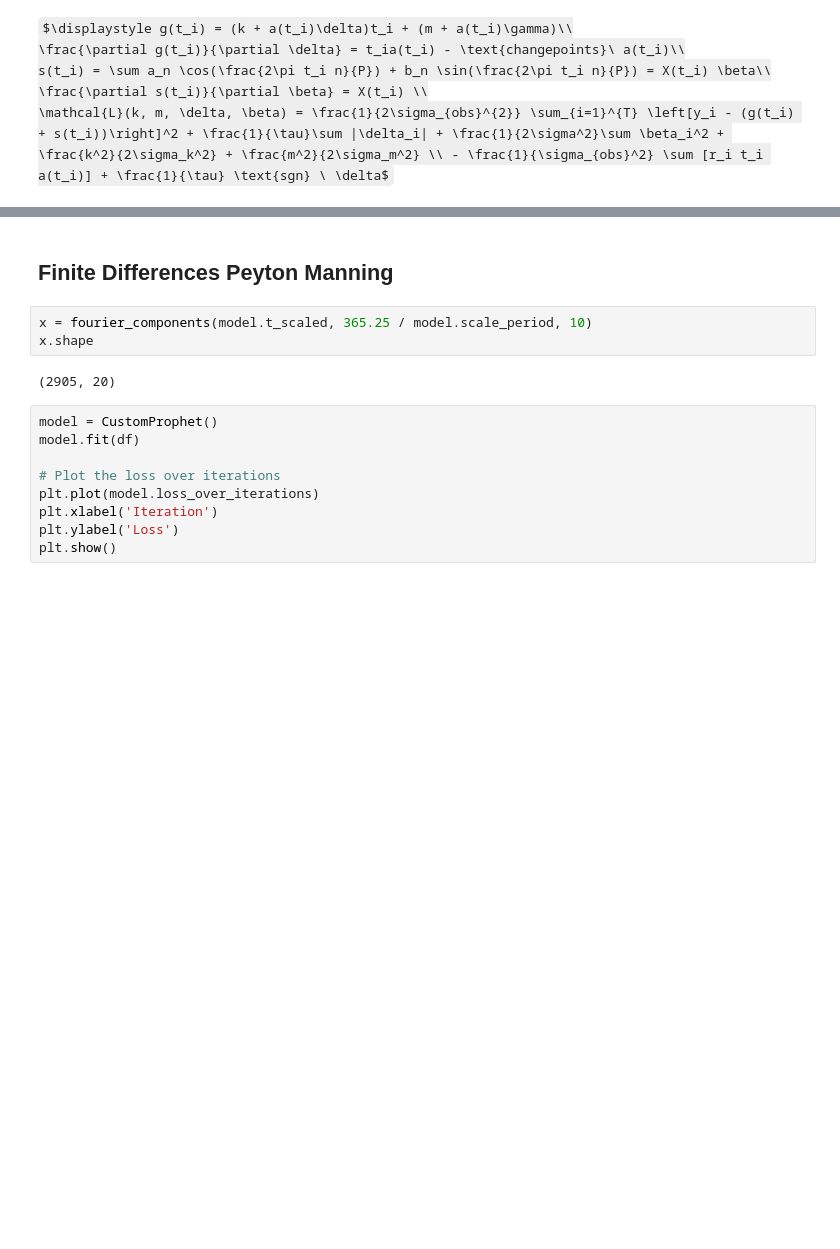
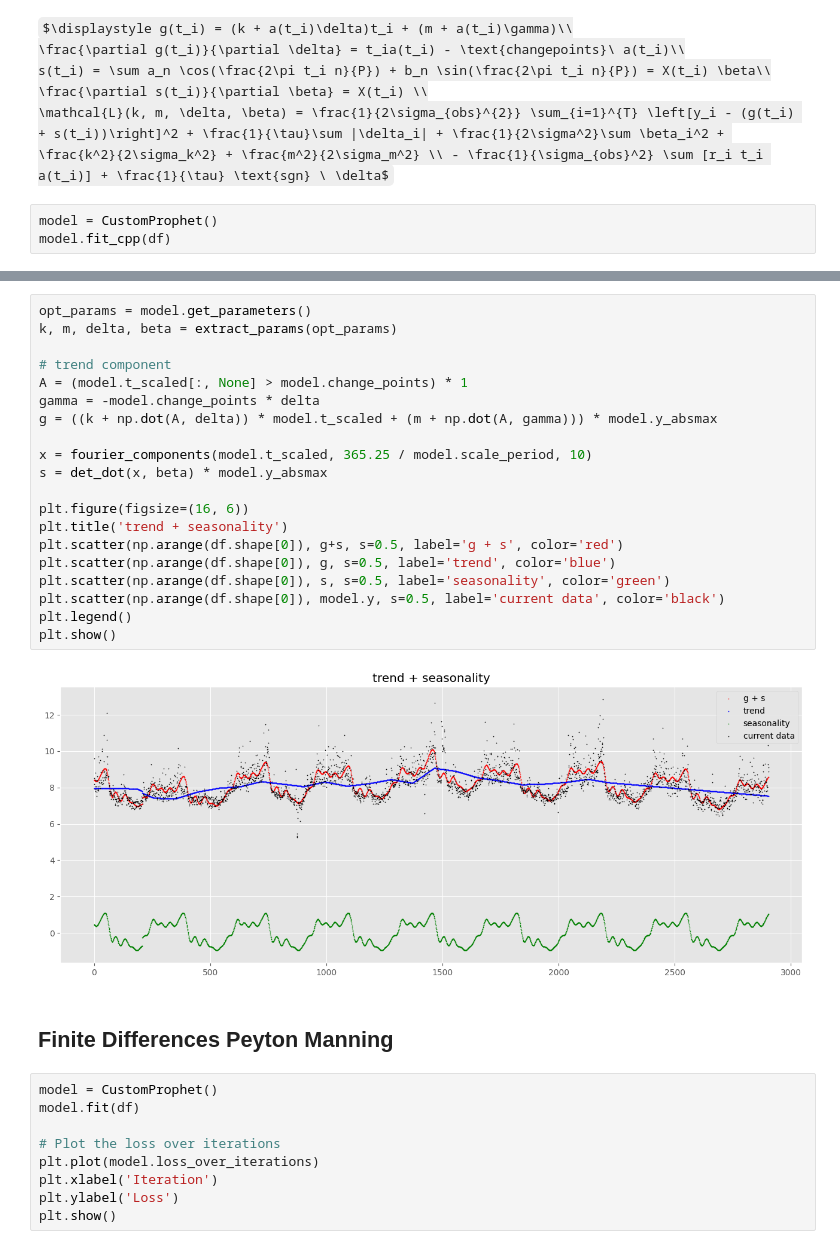
Before and after one commit to adlyZaroui/analyticProphet, a Jupyter notebook: customProphet.ipynb, the cells around one changed output, grey strips where cells are left out. Drawn from its saved outputs; the diff is of its cells as text; some formulas as TeX source; blank space fills up the shorter version.

```diff
--- a/customProphet.ipynb
+++ b/customProphet.ipynb
@@ -151,3 +151,6 @@ $\displaystyle g(t_i) = (k + a(t_i)\delta)t_i + (m + a(t_i)\gamma)\\
 s(t_i) = \sum a_n \cos(\frac{2\pi t_i n}{P}) + b_n \sin(\frac{2\pi t_i n}{P}) = X(t_i) \beta\\
 \frac{\partial s(t_i)}{\partial \beta} = X(t_i) \\
 \mathcal{L}(k, m, \delta, \beta) = \frac{1}{2\sigma_{obs}^{2}} \sum_{i=1}^{T} \left[y_i - (g(t_i) + s(t_i))\right]^2 + \frac{1}{\tau}\sum |\delta_i| + \frac{1}{2\sigma^2}\sum \beta_i^2 + \frac{k^2}{2\sigma_k^2} + \frac{m^2}{2\sigma_m^2} \\ - \frac{1}{\sigma_{obs}^2} \sum [r_i t_i a(t_i)] + \frac{1}{\tau} \text{sgn} \ \delta$
+# %%
+model = CustomProphet()
+model.fit_cpp(df)
@@ -154,10 +176,27 @@ s(t_i) = \sum a_n \cos(\frac{2\pi t_i n}{P}) + b_n \sin(\frac{2\pi t_i n}{P}) =
+# %%
+opt_params = model.get_parameters()
+k, m, delta, beta = extract_params(opt_params)
+
+# trend component
+A = (model.t_scaled[:, None] > model.change_points) * 1
+gamma = -model.change_points * delta
+g = ((k + np.dot(A, delta)) * model.t_scaled + (m + np.dot(A, gamma))) * model.y_absmax
+
+x = fourier_components(model.t_scaled, 365.25 / model.scale_period, 10)
+s = det_dot(x, beta) * model.y_absmax
+
+plt.figure(figsize=(16, 6))
+plt.title('trend + seasonality')
+plt.scatter(np.arange(df.shape[0]), g+s, s=0.5, label='g + s', color='red')
+plt.scatter(np.arange(df.shape[0]), g, s=0.5, label='trend', color='blue')
+plt.scatter(np.arange(df.shape[0]), s, s=0.5, label='seasonality', color='green')
+plt.scatter(np.arange(df.shape[0]), model.y, s=0.5, label='current data', color='black')
+plt.legend()
+plt.show()
+# %% [output]
+[figure, added]
 # %% [markdown]
 ## Finite Differences Peyton Manning
-# %%
-x = fourier_components(model.t_scaled, 365.25 / model.scale_period, 10)
-x.shape
-# %% [output]
-(2905, 20)
 # %%
 model = CustomProphet()
 model.fit(df)
```
Also changed, not shown: parts of 10 cells of this notebook, 9 other files.
